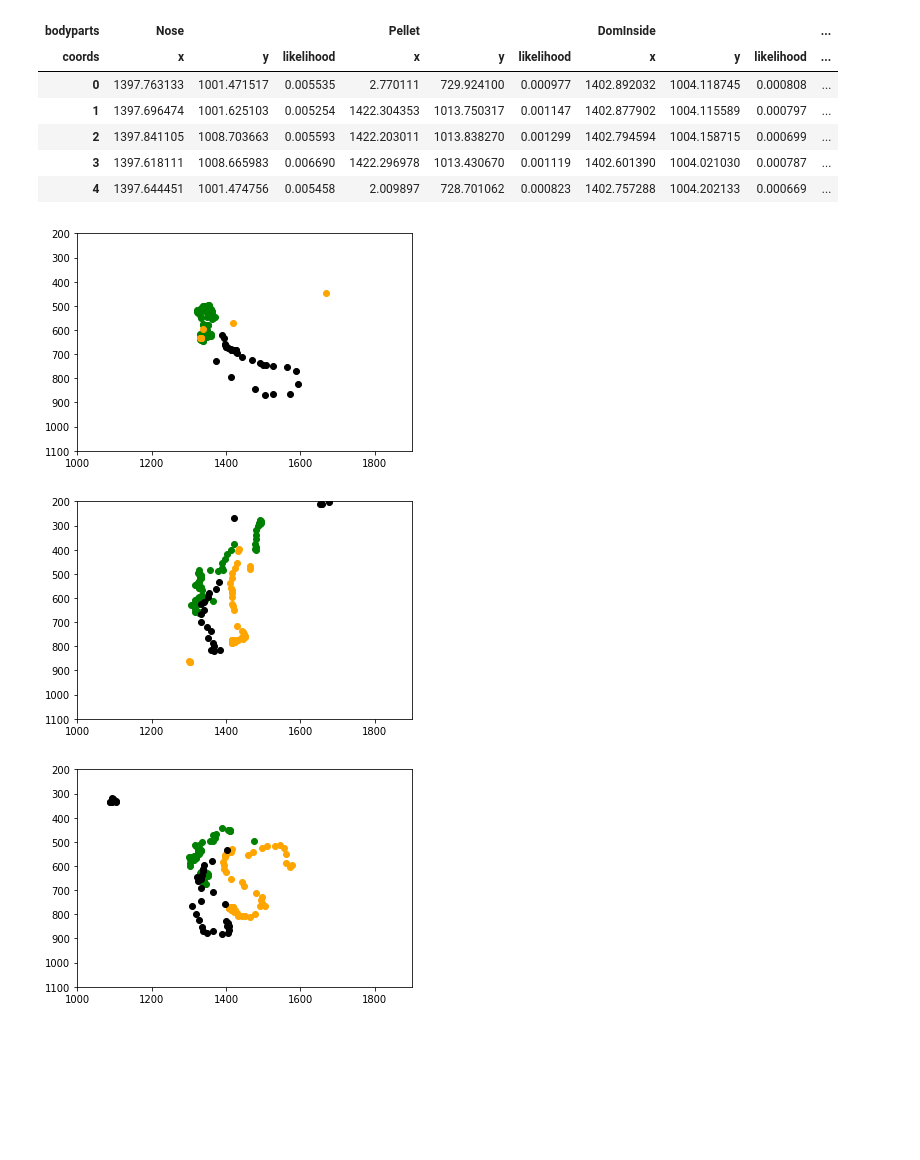
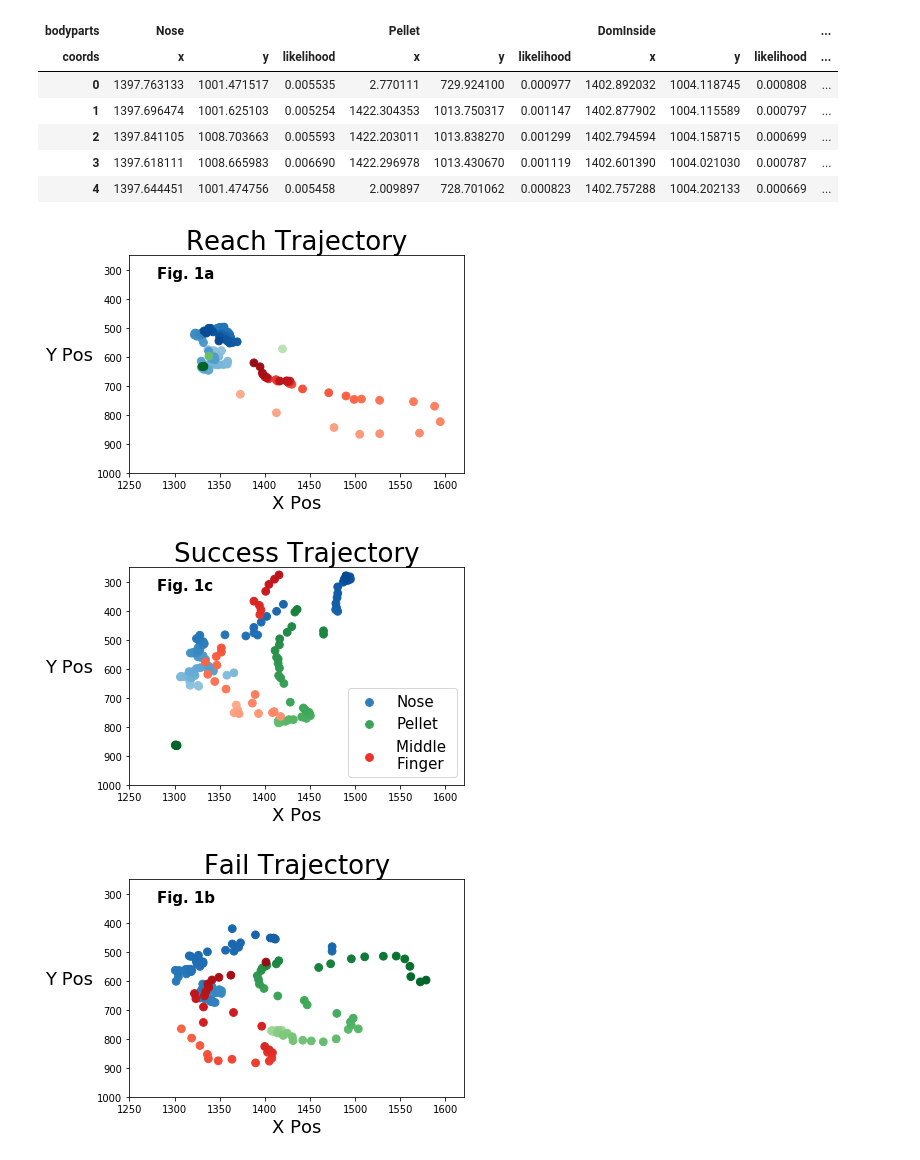
Before and after one commit to vjann/DLC, a Jupyter notebook: notebooks/data_notebooks/data_gopro3lens_plots.ipynb, the cells around one changed output. Drawn from its saved outputs; the diff is of its cells as text; code cells hidden in the pictures; blank space fills up the shorter version.

```diff
--- a/notebooks/data_notebooks/data_gopro3lens_plots.ipynb
+++ b/notebooks/data_notebooks/data_gopro3lens_plots.ipynb
@@ -753,56 +557,89 @@ for frame in rsf:
   temp_df = df_n2v2.iloc[frame - frames_before: frame + frames_after]
   rsf_df.append(temp_df)
 
+virdis = plt.cm.viridis
+blues = plt.cm.Blues
+autumn = plt.cm.autumn
+blues = truncate_colormap(blues, minval=0.4, maxval=0.9)
+greens = truncate_colormap(plt.cm.Greens, minval=0.3, maxval=0.9)
+reds = truncate_colormap(plt.cm.Reds, minval=0.3, maxval=0.9)
+purples = truncate_colormap(plt.cm.Greys, minval=0.4, maxval=0.9)
 
-plt_window = (1000, 1901, 200, 1100) #x1 x2 y1 y2
+plt_window = (1250, 1621, 250, 1000) #x1 x2 y1 y2
 fig, ax = plt.subplots()
-ax.set_xticks(range(800, 1901, 200))
 
 r = rsf_df[0]['Nose'][rsf_df[0]['Nose']['likelihood'] > 0.2].reset_index()
 x1, y1, c1 = r['x'], r['y'], r['index']
-ax.scatter(x1, y1, color='green')
+ax.scatter(x1, y1, c=c1, cmap=blues, s=60)
 r = rsf_df[0]['Pellet'][rsf_df[0]['Pellet']['likelihood'] > 0.2].reset_index()
 x2, y2, c2 = r['x'], r['y'], r['index']
-ax.scatter(x2, y2, color='orange')
+ax.scatter(x2, y2, c=c2, cmap=greens, s=60)
 r = rsf_df[0]['Middle'][rsf_df[0]['Middle']['likelihood'] > 0.2].reset_index()
 x3, y3, c3 = r['x'], r['y'], r['index']
-ax.scatter(x3, y3, color='black')
+ax.scatter(x3, y3, c=c3, cmap=reds, s=60)
 plt.xlim(plt_window[0], plt_window[1])
 plt.ylim(plt_window[2], plt_window[3])
 plt.gca().invert_yaxis()
+plt.title('Reach Trajectory', fontsize=26, fontname='Calibri')
+plt.xlabel('X Pos', fontsize=18)
+plt.ylabel('Y Pos', fontsize=18, rotation=0)
+ax.yaxis.set_label_coords(-0.18, 0.5)
+# ax.legend(['Nose', 'Pellet', 'Middle \nFinger'], fontsize=15)
+plt.text(1280, 330, 'Fig. 1a', fontsize=15, weight='bold')
+plt.savefig('reach.png', dpi=900, bbox_inches='tight', transparent=True)
 plt.show()
 # %% [output]
-[figure, old version]
+[figure, new version]
 # %%
 fig, ax = plt.subplots()
-s = rsf_df[1]['Nose'][rsf_df[1]['Nose']['likelihood'] > 0.3].reset_index()
+s = rsf_df[1]['Nose'][rsf_df[1]['Nose']['likelihood'] > 0.2].reset_index()
 x1, y1, c1 = s['x'], s['y'], s['index']
-ax.scatter(x1, y1, color='green')
-s = rsf_df[1]['Pellet'][rsf_df[1]['Pellet']['likelihood'] > 0.3].reset_index()
+ax.scatter(x1, y1, c=c1, cmap=blues, s=60)
+s = rsf_df[1]['Pellet'][rsf_df[1]['Pellet']['likelihood'] > 0.2].reset_index()
 x2, y2, c2 = s['x'], s['y'], s['index']
-ax.scatter(x2, y2, color='orange')
-s = rsf_df[1]['Middle'][rsf_df[1]['Middle']['likelihood'] > 0.3].reset_index()
+ax.scatter(x2, y2, c=c2, cmap=greens, s=60)
+s = rsf_df[1]['Index'][rsf_df[1]['Index']['likelihood'] > 0.2].reset_index()
 x3, y3, c3 = s['x'], s['y'], s['index']
-ax.scatter(x3, y3, color='black')
+ax.scatter(x3, y3, c=c3, cmap=reds, s=60)
 plt.xlim(plt_window[0], plt_window[1])
 plt.ylim(plt_window[2], plt_window[3])
 plt.gca().invert_yaxis()
+plt.title('Success Trajectory', fontsize=26)
+plt.xlabel('X Pos', fontsize=18)
+plt.ylabel('Y Pos', fontsize=18, rotation=0)
+ax.yaxis.set_label_coords(-0.18, 0.5)
+ax.legend(['Nose', 'Pellet', 'Middle \nFinger'], fontsize=15)
+legend=ax.get_legend()
+legend.legendHandles[0].set_color(plt.cm.Blues(.7))
+legend.legendHandles[1].set_color(plt.cm.Greens(.65))
+legend.legendHandles[2].set_color(plt.cm.Reds(.65))
+plt.text(1280, 330, 'Fig. 1c', fontsize=15, weight='bold')
+plt.savefig('success.png', dpi=900, bbox_inches='tight', transparent=True)
 # %% [output]
-[figure, old version]
+[figure, new version]
 # %%
-
+blues = truncate_colormap(blues, minval=0, maxval=0.9)
+greens = truncate_colormap(plt.cm.Greens, minval=0, maxval=0.9)
+reds = truncate_colormap(plt.cm.Reds, minval=0, maxval=0.9)
 fig, ax = plt.subplots()
-f = rsf_df[2]['Nose'][rsf_df[2]['Nose']['likelihood'] > 0.3].reset_index()
+f = rsf_df[2]['Nose'][rsf_df[2]['Nose']['likelihood'] > 0.2].reset_index()
 x1, y1, c1 = f['x'], f['y'], f['index']
-ax.scatter(x1, y1, color='green')
-f = rsf_df[2]['Pellet'][rsf_df[2]['Pellet']['likelihood'] > 0.3].reset_index()
+ax.scatter(x1, y1, c=c1, cmap=blues, s=60)
+f = rsf_df[2]['Pellet'][rsf_df[2]['Pellet']['likelihood'] > 0.2].reset_index()
 x2, y2, c2 = f['x'], f['y'], f['index']
-ax.scatter(x2, y2, color='orange')
-f = rsf_df[2]['Middle'][rsf_df[2]['Middle']['likelihood'] > 0.3].reset_index()
+ax.scatter(x2, y2, c=c2, cmap=greens, s=60)
+f = rsf_df[2]['Middle'][rsf_df[2]['Middle']['likelihood'] > 0.2].reset_index()
 x3, y3, c3 = f['x'], f['y'], f['index']
-ax.scatter(x3, y3, color='black')
+ax.scatter(x3, y3,  c=c3, cmap=reds, s=60)
 plt.xlim(plt_window[0], plt_window[1])
 plt.ylim(plt_window[2], plt_window[3])
 plt.gca().invert_yaxis()
+plt.title('Fail Trajectory', fontsize=26)
+plt.xlabel('X Pos', fontsize=18)
+plt.ylabel('Y Pos', fontsize=18, rotation=0)
+ax.yaxis.set_label_coords(-0.18, 0.5)
+# ax.legend(['Nose', 'Pellet', 'Middle \nFinger'], fontsize=15)
+plt.text(1280, 330, 'Fig. 1b', fontsize=15, weight='bold')
+plt.savefig('fail.png', dpi=600, bbox_inches='tight', transparent=True)
 # %% [output]
-[figure, old version]
+[figure, new version]
```
Also changed, not shown: parts of 7 cells of this notebook, 4 other files.
